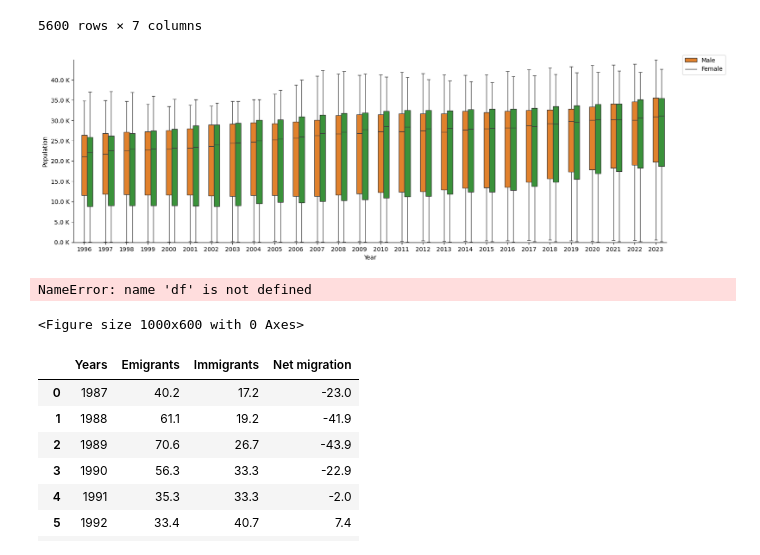
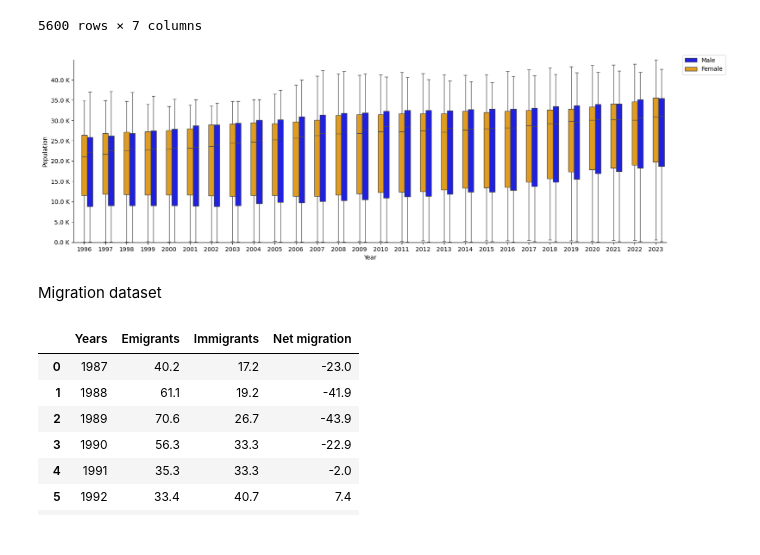
Before and after one commit to mkoleva0/DataAnalytics_CA1, a Jupyter notebook: CA1_V6.ipynb, the cells around one changed output. Drawn from its saved outputs; the diff is of its cells as text; code cells hidden in the pictures.

```diff
--- a/CA1_V6.ipynb
+++ b/CA1_V6.ipynb
@@ -665,34 +660,18 @@ population_table_after_1996
 | 11816 | 2023 | 646 | 99 years and over | 2 | Female | Number | 1248 |
 5600 rows × 7 columns
 # %%
-test_plot = sns.catplot(data=population_table_after_1996, x='Year', y='VALUE', hue="Sex", kind="box", height= 5, aspect=3)
+population_plot = sns.catplot(data=population_table_after_1996, x='Year', y='VALUE', hue="Sex", kind="box", height= 5, aspect=3, palette=['blue', 'orange'])
+population_plot.set_axis_labels("Year", "Population")
+population_plot.set(ylim=(0, population_table_after_1996['VALUE'].max()))
+population_plot.ax.yaxis.set_major_formatter(FuncFormatter(thousands_formatter))
 
-test_plot.set_axis_labels("Year", "Population")
-test_plot.set(ylim=(0, population_table_after_1996['VALUE'].max()))
-test_plot.ax.yaxis.set_major_formatter(FuncFormatter(thousands_formatter))
-test_plot._legend.remove()
-test_plot.fig.legend(loc='upper right', labels=['Male', 'Female'])
-
-plt.show()
+handles, labels = population_plot.ax.get_legend_handles_labels()
+population_plot._legend.remove()
+population_plot.fig.legend(handles=handles, loc='upper right', labels=['Male', 'Female']);
 # %% [output]
-[figure, old version]
+[figure, new version]
-# %%
-plt.figure(figsize=(10, 6))
-sns.histplot(data=df, x='Single Year of Age', weights='VALUE', kde=True)
-plt.title('Age Distribution')
-plt.xlabel('Age')
-plt.ylabel('Count')
-plt.show()
-
-plt.figure(figsize=(10, 6))
-sns.boxplot(data=df, x='Single Year of Age', y='VALUE')
-plt.title('Box Plot of Age Distribution')
-plt.xlabel('Age')
-plt.ylabel('Count')
-plt.show()
-# %% [output]
-NameError: name 'df' is not defined
-<Figure size 1000x600 with 0 Axes>
+# %% [markdown]
+Migration dataset
 # %%
 emigrants = migration_df[(migration_df['Origin or Destination'] == 'Emigrants: All destinations') & (migration_df['Sex'] == 'Both sexes') & (migration_df['VALUE'] != 'NaN') & (migration_df['Country'] == 'All countries')]
 immigrants = migration_df[(migration_df['Origin or Destination'] == 'Immigrants: All origins') & (migration_df['Sex'] == 'Both sexes') & (migration_df['VALUE'] != 'NaN') & (migration_df['Country'] == 'All countries')]
```
Also changed, not shown: parts of 13 cells of this notebook.
